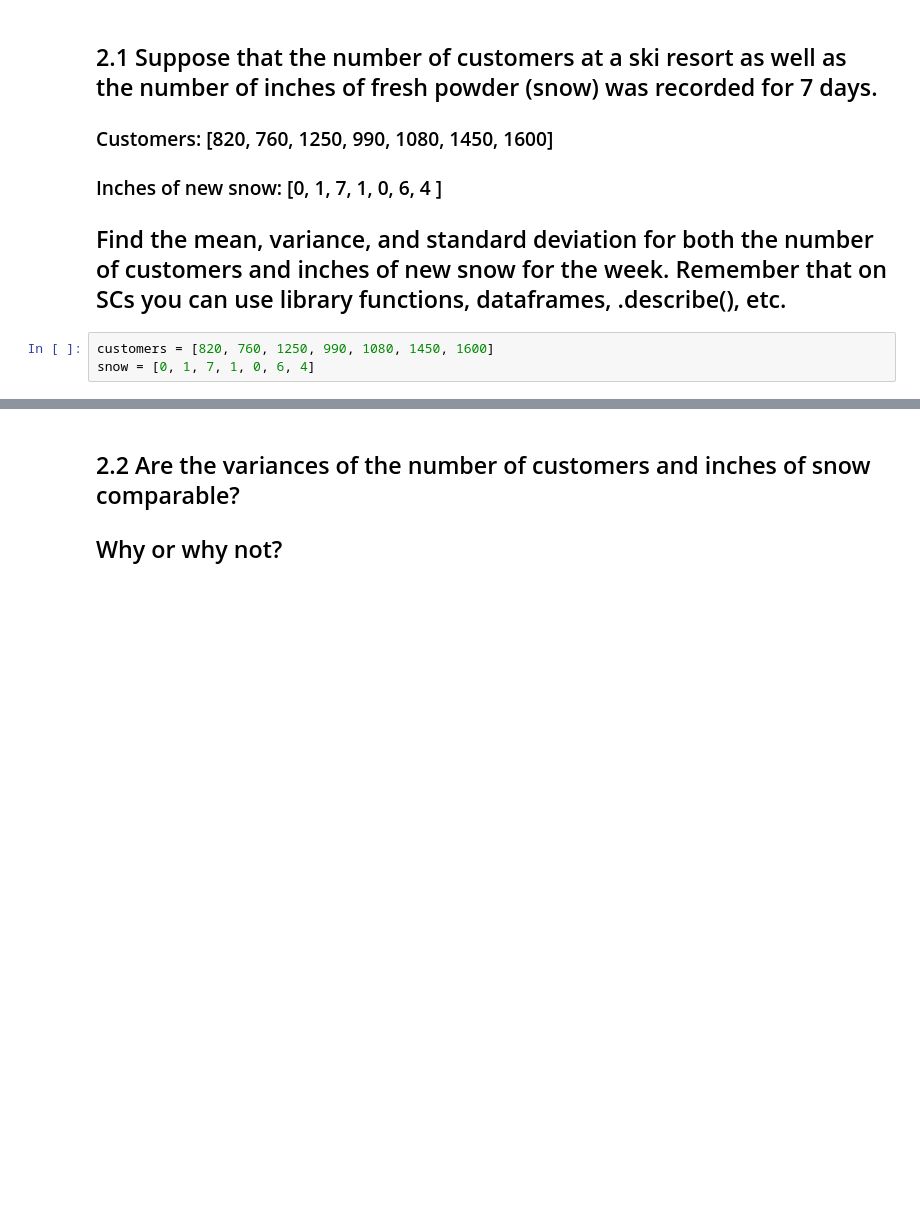
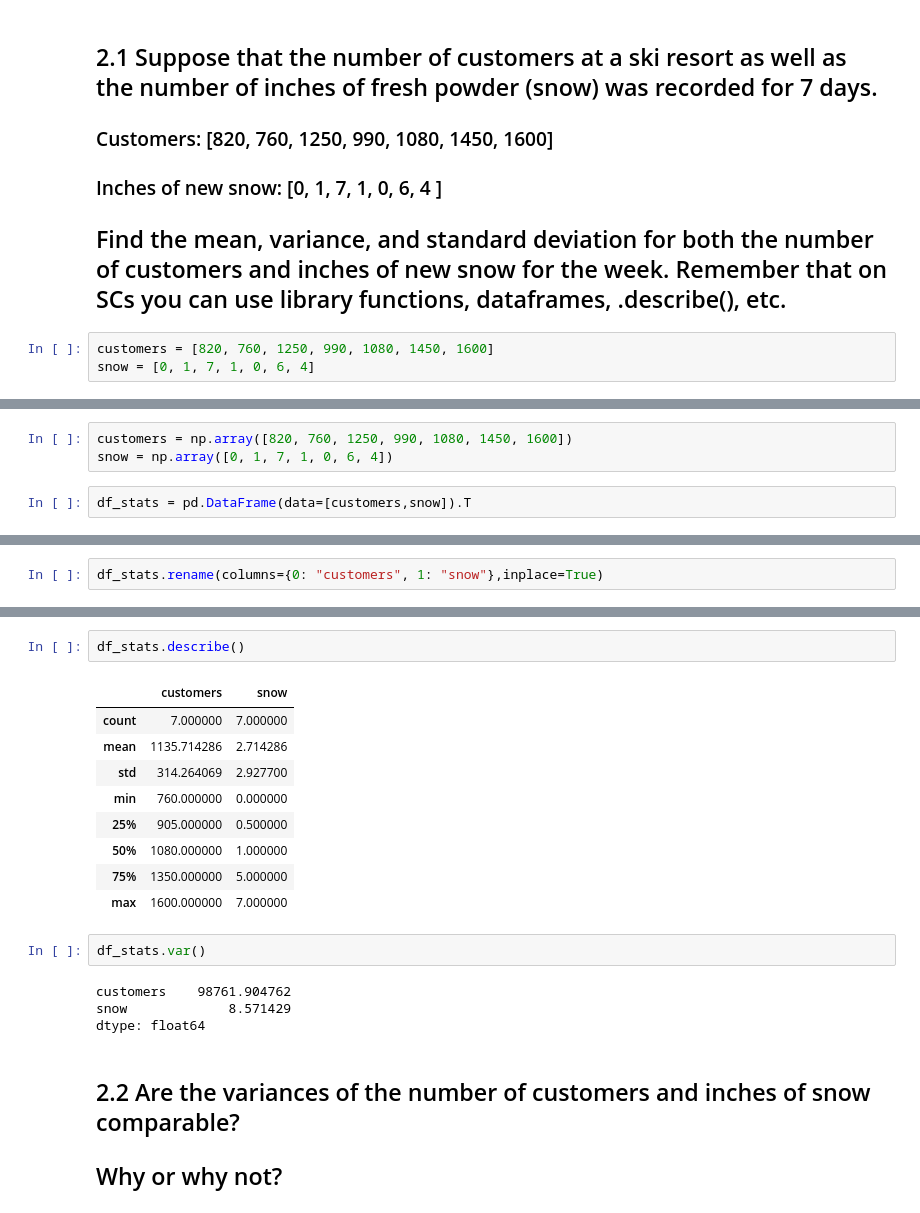
Before and after one commit to erivetna87/DS-Unit-1-Sprint-4-Linear-Algebra, a Jupyter notebook: Linear_Algebra_Sprint_Challenge.ipynb, the cells around one changed output, grey strips where cells are left out. Cells and saved outputs as stored; diff of their text form; blank space fills up the shorter version.

```diff
--- a/Linear_Algebra_Sprint_Challenge.ipynb
+++ b/Linear_Algebra_Sprint_Challenge.ipynb
@@ -121,0 +126,5 @@ snow = [0, 1, 7, 1, 0, 6, 4]
+# %%
+customers = np.array([820, 760, 1250, 990, 1080, 1450, 1600])
+snow = np.array([0, 1, 7, 1, 0, 6, 4])
+# %%
+df_stats = pd.DataFrame(data=[customers,snow]).T
@@ -121,0 +140,2 @@ snow = [0, 1, 7, 1, 0, 6, 4]
+# %%
+df_stats.rename(columns={0: "customers", 1: "snow"},inplace=True)
@@ -122,3 +151,21 @@ snow = [0, 1, 7, 1, 0, 6, 4]
+# %%
+df_stats.describe()
+# %% [output]
+|  | customers | snow |
+| count | 7.000000 | 7.000000 |
+| mean | 1135.714286 | 2.714286 |
+| std | 314.264069 | 2.927700 |
+| min | 760.000000 | 0.000000 |
+| 25% | 905.000000 | 0.500000 |
+| 50% | 1080.000000 | 1.000000 |
+| 75% | 1350.000000 | 5.000000 |
+| max | 1600.000000 | 7.000000 |
+# %%
+df_stats.var()
+# %% [output]
+customers    98761.904762
+snow             8.571429
+dtype: float64
 # %% [markdown]
 ## 2.2 Are the variances of the number of customers and inches of snow comparable?
 ## Why or why not?
```
Also changed, not shown: parts of 28 cells of this notebook.
